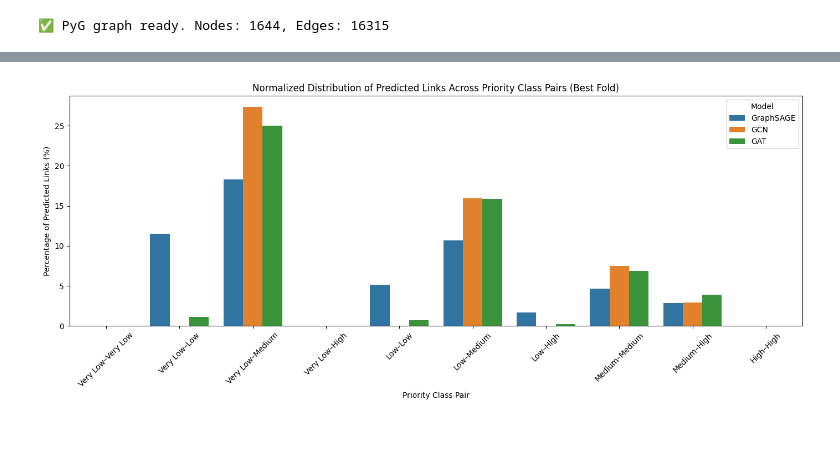
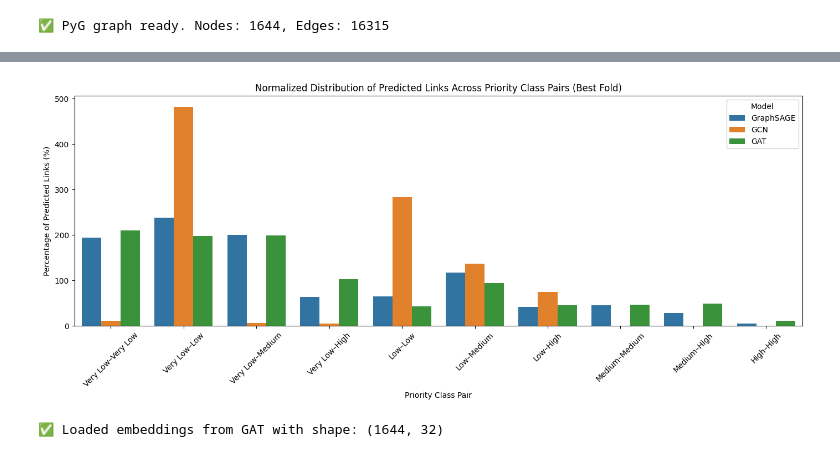
Before and after one commit to CEL-lab/USDA_Protein, a Jupyter notebook: Code/link_prediction_experiment.ipynb, the cells around one changed output, grey strips where cells are left out. Cells and saved outputs as stored; diff of their text form; code cells hidden in the pictures.

Commit message:
🔁 Updated link prediction results and added clustering outputs (GAT embeddings)

```diff
--- a/Code/link_prediction_experiment.ipynb
+++ b/Code/link_prediction_experiment.ipynb
@@ -112,7 +112,6 @@ print(f"✅ PyG graph ready. Nodes: {x.size(0)}, Edges: {edge_index.size(1)}")
 # %% [output]
 ✅ PyG graph ready. Nodes: 1644, Edges: 16315
 # %%
-# === CELL 1: Define GNN Architectures ===
 import torch.nn as nn
 import torch.nn.functional as F
 from torch_geometric.nn import SAGEConv, GCNConv, GATConv
@@ -126,6 +125,7 @@ class GraphSAGE(nn.Module):
     def forward(self, x, edge_index):
         x = F.relu(self.conv1(x, edge_index))
         x = self.conv2(x, edge_index)
+        x = F.normalize(x, p=2, dim=1)  # Prevent exploding norms
         return x
 
 class GCN(nn.Module):
@@ -137,6 +137,7 @@ class GCN(nn.Module):
     def forward(self, x, edge_index):
         x = F.relu(self.conv1(x, edge_index))
         x = self.conv2(x, edge_index)
+        x = F.normalize(x, p=2, dim=1)  # Optional but helps generalization
         return x
 
 class GAT(nn.Module):
@@ -148,11 +149,21 @@ class GAT(nn.Module):
     def forward(self, x, edge_index):
         x = F.elu(self.conv1(x, edge_index))
         x = self.conv2(x, edge_index)
+        x = F.normalize(x, p=2, dim=1)
         return x
 
-# Shared link predictor (dot product)
+# 🔄 Updated link predictor: MLP-based instead of dot product
 class LinkPredictor(nn.Module):
+    def __init__(self, in_channels, hidden_dim=64):
+        super().__init__()
+        self.mlp = nn.Sequential(
+            nn.Linear(in_channels * 2, hidden_dim),
+            nn.ReLU(),
+            nn.Linear(hidden_dim, 1)
+        )
+
     def forward(self, z, edge_index):
         src, dst = edge_index
-        return (z[src] * z[dst]).sum(dim=-1)
+        edge_feats = torch.cat([z[src], z[dst]], dim=1)
+        return self.mlp(edge_feats).squeeze(-1)
 # %%
@@ -340,17 +362,23 @@ def analyze_model_best(model_name):
 
     candidate_edge_tensor = torch.tensor(candidate_edges, dtype=torch.long).t().contiguous().to(device)
 
-    # Predict scores
-    predictor = LinkPredictor().to(device)
+    # Load predictor and predict scores using MLP
+    hidden_dim = z.size(1)
+    predictor = LinkPredictor(in_channels=hidden_dim).to(device)
     predictor.eval()
+
     with torch.no_grad():
         scores = predictor(z, candidate_edge_tensor)
-#        probs = sigmoid(scores)
-        probs = F.sigmoid(scores)
+        probs = torch.sigmoid(scores)
 
+    # 👇 Threshold diagnostics
+    for threshold in [0.85, 0.90, 0.95, 0.99]:
+        count = (probs >= threshold).sum().item()
+        print(f"Threshold ≥ {threshold:.2f}: {count:,} predicted links")
+        print("Top 10 predicted probs:", probs[:10].cpu().numpy())
 
     # Filter high-confidence edges
-    threshold = 0.90
+    threshold = 0.50
     mask = probs >= threshold
     filtered_edges = candidate_edge_tensor[:, mask]
     filtered_probs = probs[mask]
@@ -441,32 +505,47 @@ tables = {
 }
 
 priority_labels = ["Very Low", "Low", "Medium", "High"]
 
 # Flatten and collect class-pair data
 all_data = []
 for model, table in tables.items():
     total_links = table.values.sum()
     for i in range(len(priority_labels)):
         for j in range(i, len(priority_labels)):
             pair = f"{priority_labels[i]}–{priority_labels[j]}"
             count = table.iloc[i, j]
-            percent = 100 * count / total_links if total_links > 0 else 0
+            #percent = 100 * count / total_links if total_links > 0 else 0
+            percent = count  # raw count
+
             all_data.append({
                 "Class Pair": pair,
                 "Model": model,
                 "Percentage": percent
             })
 
 df = pd.DataFrame(all_data)
 
 # Plot
 plt.figure(figsize=(14, 6))
 sns.barplot(data=df, x="Class Pair", y="Percentage", hue="Model")
 plt.title("Normalized Distribution of Predicted Links Across Priority Class Pairs (Best Fold)")
 plt.xticks(rotation=45)
 plt.ylabel("Percentage of Predicted Links (%)")
 plt.xlabel("Priority Class Pair")
 plt.tight_layout()
 plt.show()
 # %% [output]
-[figure, old version]
+[figure, new version]
+# %%
+# === CELL 1: Load Best Embeddings ===
+
+model_name = "GAT"  # Change to "GraphSAGE" or "GCN" if needed
+embedding_path = f"../Results/{model_name}/embeddings_best.pt"
+
+# Load embeddings and convert to NumPy
+z = torch.load(embedding_path, map_location="cpu")
+z_np = z.cpu().numpy()
+
+print(f"✅ Loaded embeddings from {model_name} with shape:", z_np.shape)
+# %% [output]
+✅ Loaded embeddings from GAT with shape: (1644, 32)
```
Also changed, not shown: parts of 5 cells of this notebook, 4 other files.
